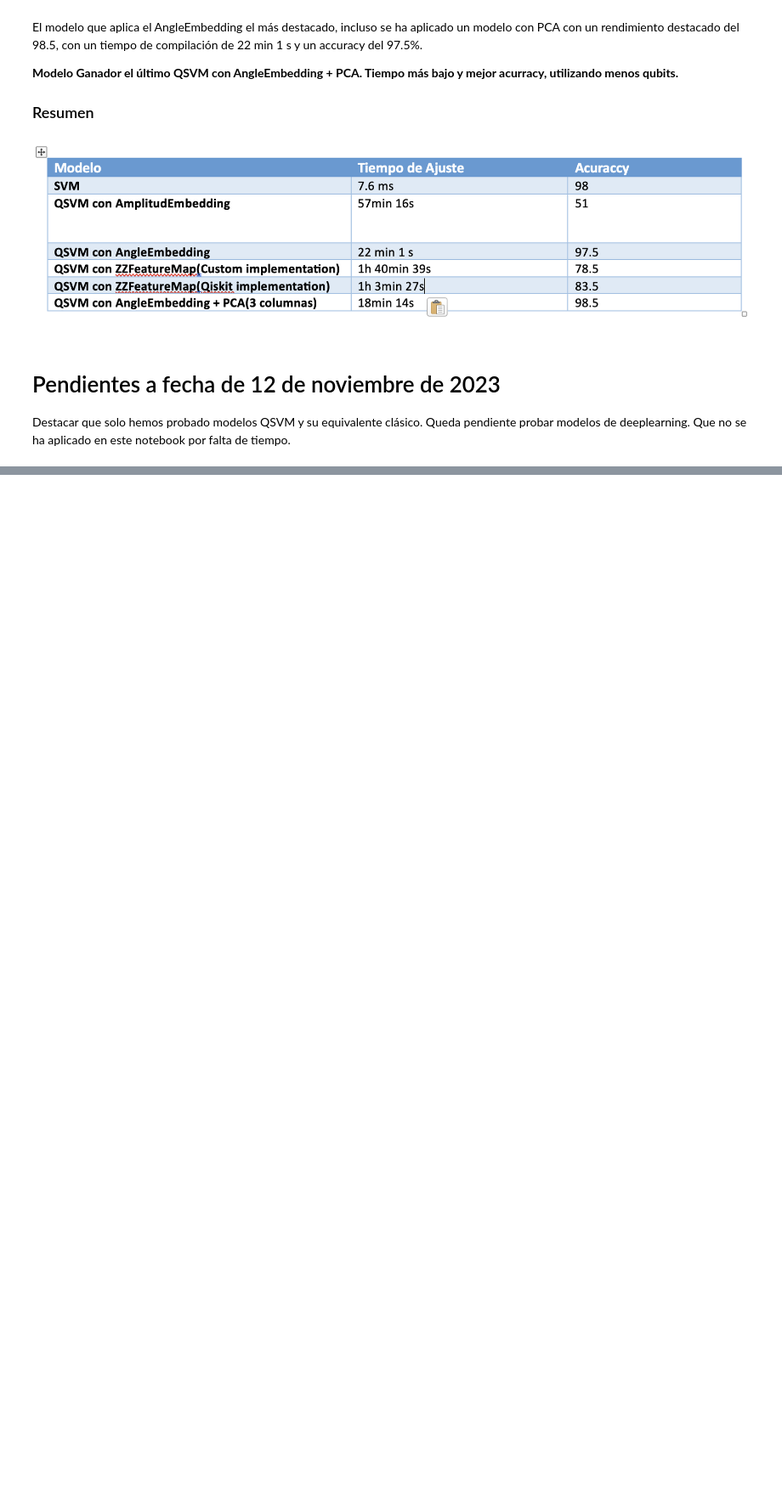
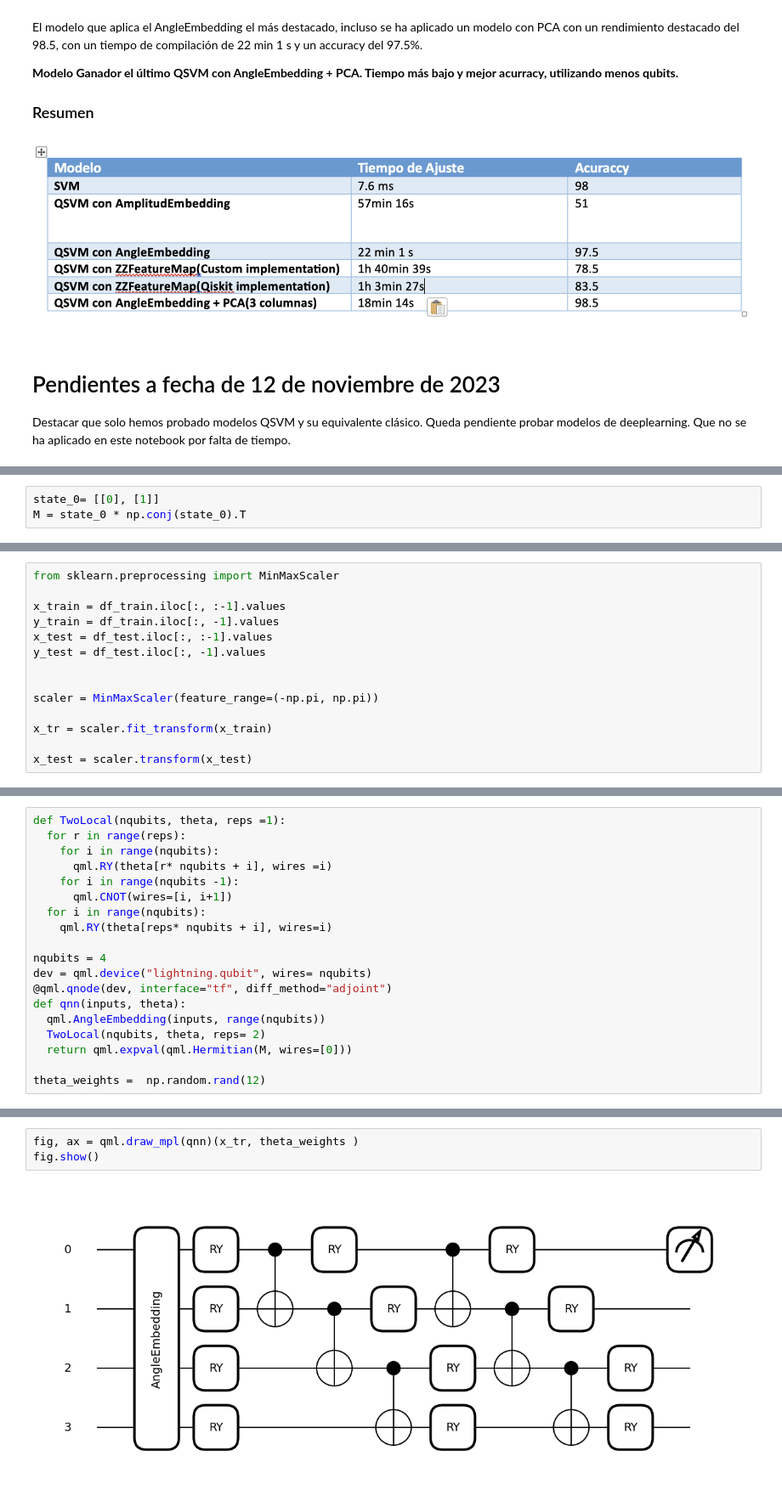
Before and after one commit to edmenciab733/ecc_qiskit_fallfest, a Jupyter notebook: challenge_quantumquipu.ipynb, the cells around one changed output, grey strips where cells are left out. Shown at 85% size. Saved outputs shown, nothing was run; the diff lists cells and outputs as text; blank space fills up the shorter version.

```diff
--- a/challenge_quantumquipu.ipynb
+++ b/challenge_quantumquipu.ipynb
@@ -462,0 +481,3 @@ Destacar que solo hemos probado modelos QSVM y su equivalente clásico. Queda pe
+# %%
+state_0= [[0], [1]]
+M = state_0 * np.conj(state_0).T
@@ -462,0 +500,14 @@ Destacar que solo hemos probado modelos QSVM y su equivalente clásico. Queda pe
+# %%
+from sklearn.preprocessing import MinMaxScaler
+
+x_train = df_train.iloc[:, :-1].values
+y_train = df_train.iloc[:, -1].values
+x_test = df_test.iloc[:, :-1].values
+y_test = df_test.iloc[:, -1].values
+
+
+scaler = MinMaxScaler(feature_range=(-np.pi, np.pi))
+
+x_tr = scaler.fit_transform(x_train)
+
+x_test = scaler.transform(x_test)
@@ -462,0 +520,19 @@ Destacar que solo hemos probado modelos QSVM y su equivalente clásico. Queda pe
+# %%
+def TwoLocal(nqubits, theta, reps =1):
+  for r in range(reps):
+    for i in range(nqubits):
+      qml.RY(theta[r* nqubits + i], wires =i)
+    for i in range(nqubits -1):
+      qml.CNOT(wires=[i, i+1])
+  for i in range(nqubits):
+    qml.RY(theta[reps* nqubits + i], wires=i)
+
+nqubits = 4
+dev = qml.device("lightning.qubit", wires= nqubits)
+@qml.qnode(dev, interface="tf", diff_method="adjoint")
+def qnn(inputs, theta):
+  qml.AngleEmbedding(inputs, range(nqubits))
+  TwoLocal(nqubits, theta, reps= 2)
+  return qml.expval(qml.Hermitian(M, wires=[0]))
+
+theta_weights =  np.random.rand(12)
@@ -462,0 +541,5 @@ Destacar que solo hemos probado modelos QSVM y su equivalente clásico. Queda pe
+# %%
+fig, ax = qml.draw_mpl(qnn)(x_tr, theta_weights )
+fig.show()
+# %% [output]
+[figure, added]
```
Also changed, not shown: parts of 31 cells of this notebook.
